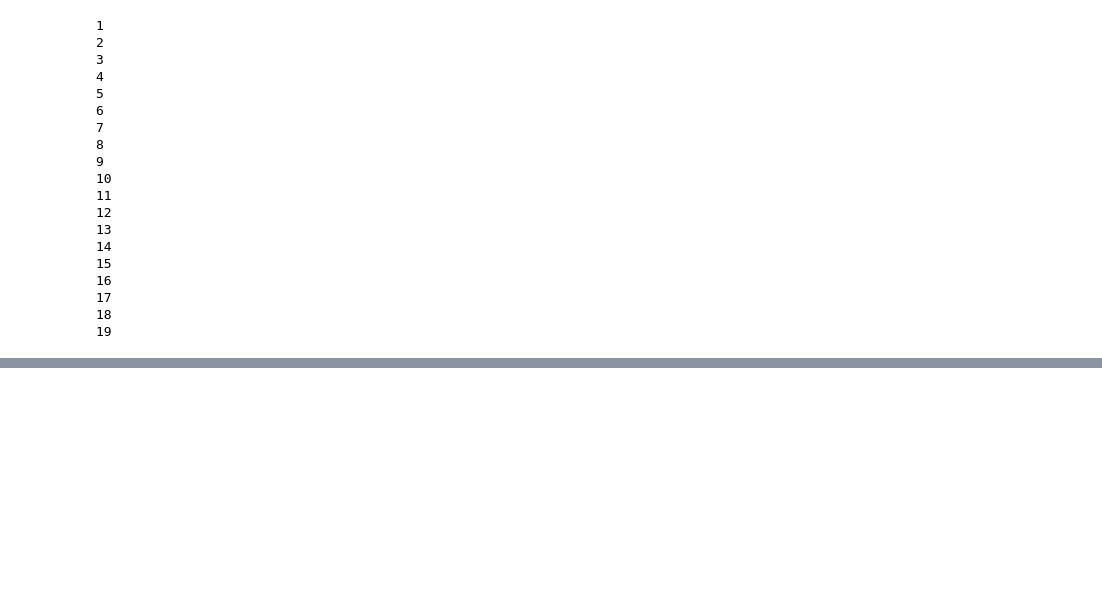
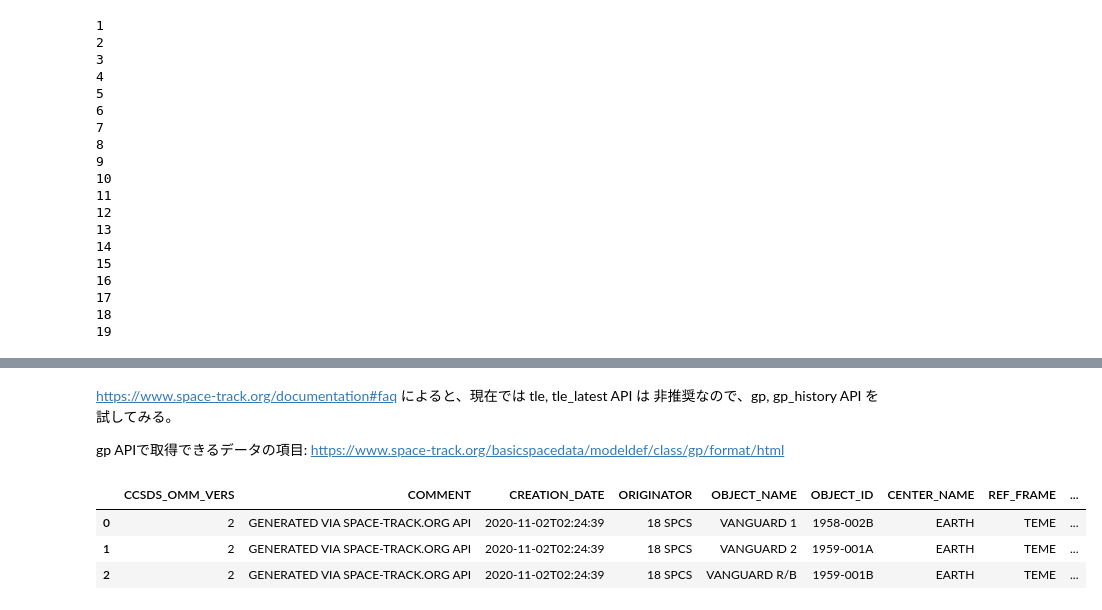
Before and after one commit to nishida/tle, a Jupyter notebook: spacetracktest1.ipynb, the cells around one changed output, grey strips where cells are left out. Cells and saved outputs as stored; diff of their text form; code cells hidden in the pictures; blank space fills up the shorter version.

Commit message:
gp, gp_history APIのテスト

```diff
--- a/spacetracktest1.ipynb
+++ b/spacetracktest1.ipynb
@@ -99,3 +99,10 @@ df.head(3)
 | 0 | GENERATED VIA SPACETRACK.ORG API | 18 SPCS | 4 | EXPLORER 1 | PAYLOAD | U | 58001A | 1959-07-09 22:15:15 | ... |
 | 1 | GENERATED VIA SPACETRACK.ORG API | 18 SPCS | 4 | EXPLORER 1 | PAYLOAD | U | 58001A | 1959-07-17 13:46:31 | ... |
 | 2 | GENERATED VIA SPACETRACK.ORG API | 18 SPCS | 4 | EXPLORER 1 | PAYLOAD | U | 58001A | 1959-08-01 20:45:25 | ... |
+# %% [markdown]
+https://www.space-track.org/documentation#faq によると、現在では tle, tle_latest API は 非推奨なので、gp, gp_history API を試してみる。
+
+gp APIで取得できるデータの項目: https://www.space-track.org/basicspacedata/modeldef/class/gp/format/html
+# %%
+# 全衛星の最新データ(30日以内)
+data = st.gp(epoch='>now-30', orderby='norad_cat_id', format='json')
@@ -101,0 +112,10 @@ df.head(3)
+# %%
+df = pd.read_json(data)
+# %%
+# APOAPSIS, PERIAPSIS など項目名が変わったり、COUNTRY_CODE, LAUNCH_DATEなど項目が追加されたりしているが、基本的には上位互換
+df.head(3)
+# %% [output]
+|  | CCSDS_OMM_VERS | COMMENT | CREATION_DATE | ORIGINATOR | OBJECT_NAME | OBJECT_ID | CENTER_NAME | REF_FRAME | ... |
+| 0 | 2 | GENERATED VIA SPACE-TRACK.ORG API | 2020-11-02T02:24:39 | 18 SPCS | VANGUARD 1 | 1958-002B | EARTH | TEME | ... |
+| 1 | 2 | GENERATED VIA SPACE-TRACK.ORG API | 2020-11-02T02:24:39 | 18 SPCS | VANGUARD 2 | 1959-001A | EARTH | TEME | ... |
+| 2 | 2 | GENERATED VIA SPACE-TRACK.ORG API | 2020-11-02T02:24:39 | 18 SPCS | VANGUARD R/B | 1959-001B | EARTH | TEME | ... |
```
Also changed, not shown: parts of 9 cells of this notebook.
